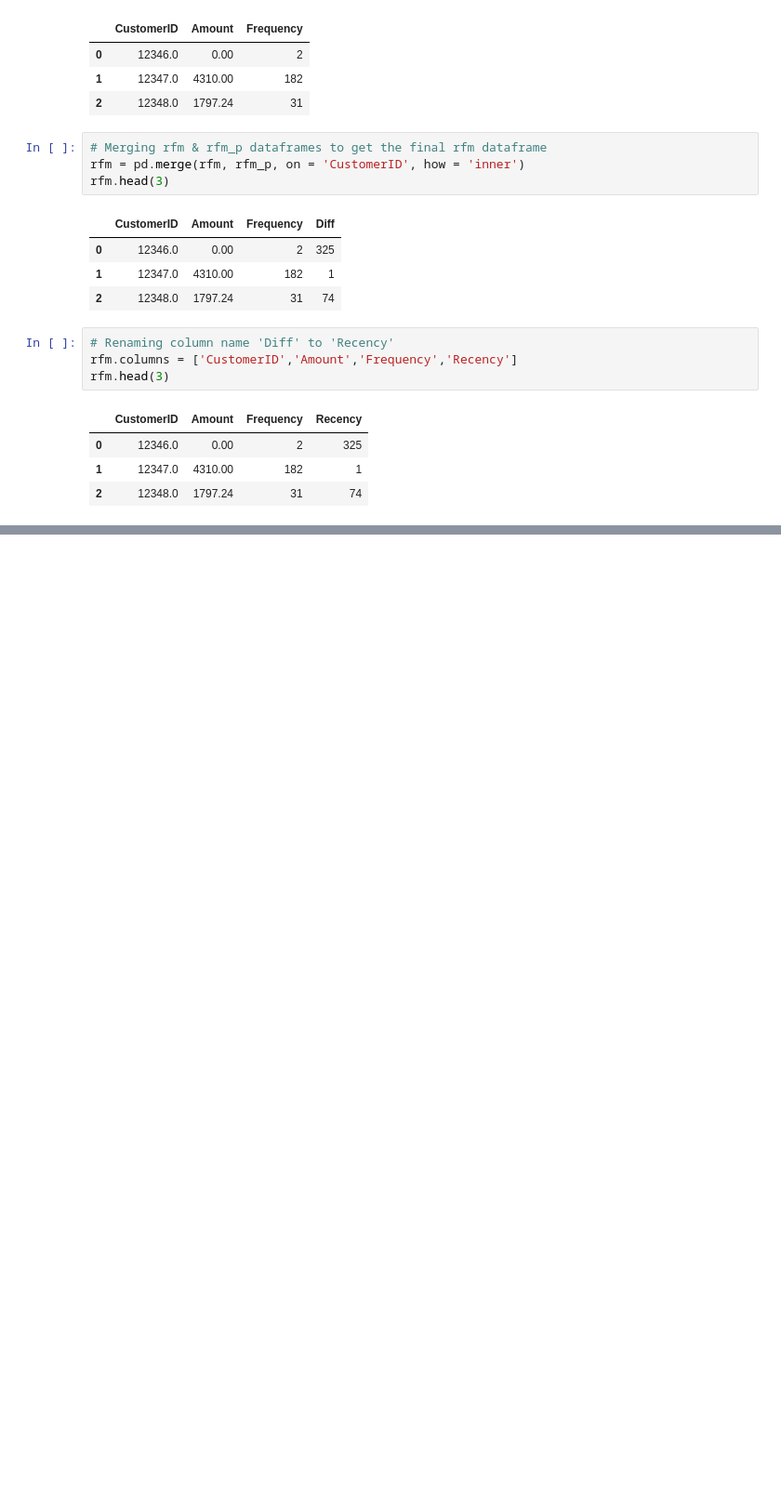
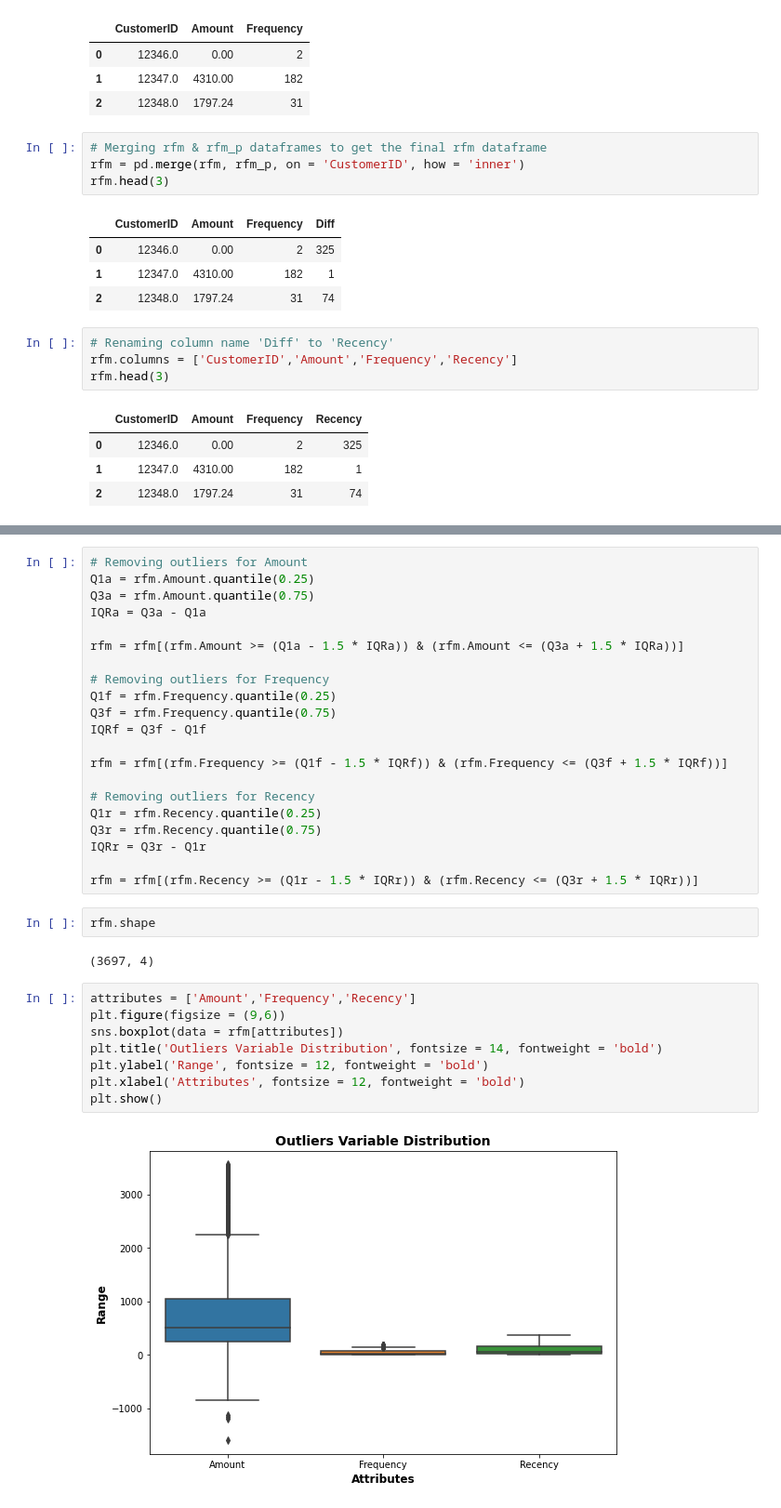
Before and after one commit to unpatel1/K-MeansOnlineRetail, a Jupyter notebook: K-Means Clustering case study.ipynb, the cells around one changed output, grey strips where cells are left out. Shown: that part at 93% size. Cells and saved outputs as stored; diff of their text form; blank space fills up the shorter version.

```diff
--- a/K-Means Clustering case study.ipynb
+++ b/K-Means Clustering case study.ipynb
@@ -365,0 +408,35 @@ Start from "Outlier analysis of Amount, Frequency and Recency"
+# %%
+# Removing outliers for Amount
+Q1a = rfm.Amount.quantile(0.25)
+Q3a = rfm.Amount.quantile(0.75)
+IQRa = Q3a - Q1a
+
+rfm = rfm[(rfm.Amount >= (Q1a - 1.5 * IQRa)) & (rfm.Amount <= (Q3a + 1.5 * IQRa))]
+
+# Removing outliers for Frequency
+Q1f = rfm.Frequency.quantile(0.25)
+Q3f = rfm.Frequency.quantile(0.75)
+IQRf = Q3f - Q1f
+
+rfm = rfm[(rfm.Frequency >= (Q1f - 1.5 * IQRf)) & (rfm.Frequency <= (Q3f + 1.5 * IQRf))]
+
+# Removing outliers for Recency
+Q1r = rfm.Recency.quantile(0.25)
+Q3r = rfm.Recency.quantile(0.75)
+IQRr = Q3r - Q1r
+
+rfm = rfm[(rfm.Recency >= (Q1r - 1.5 * IQRr)) & (rfm.Recency <= (Q3r + 1.5 * IQRr))]
+# %%
+rfm.shape
+# %% [output]
+(3697, 4)
+# %%
+attributes = ['Amount','Frequency','Recency']
+plt.figure(figsize = (9,6))
+sns.boxplot(data = rfm[attributes])
+plt.title('Outliers Variable Distribution', fontsize = 14, fontweight = 'bold')
+plt.ylabel('Range', fontsize = 12, fontweight = 'bold')
+plt.xlabel('Attributes', fontsize = 12, fontweight = 'bold')
+plt.show()
+# %% [output]
+[figure, added]
```
Also changed, not shown: parts of 28 cells of this notebook.
